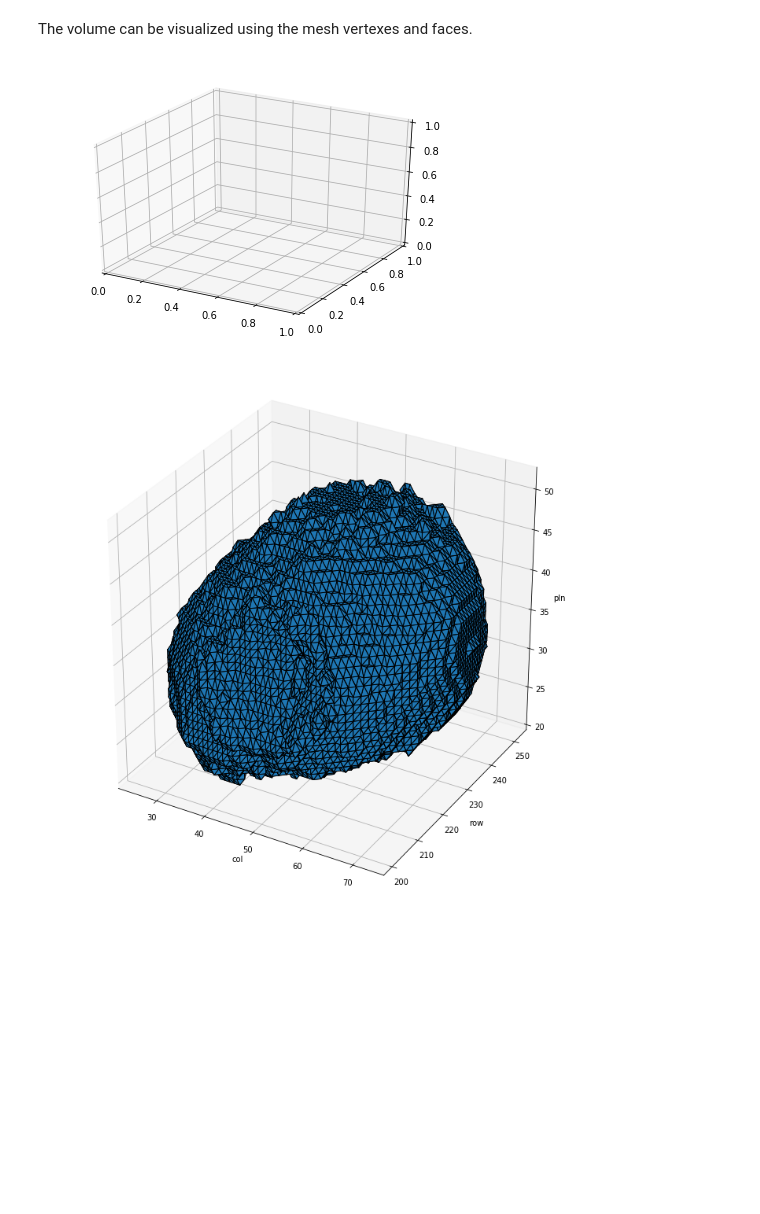
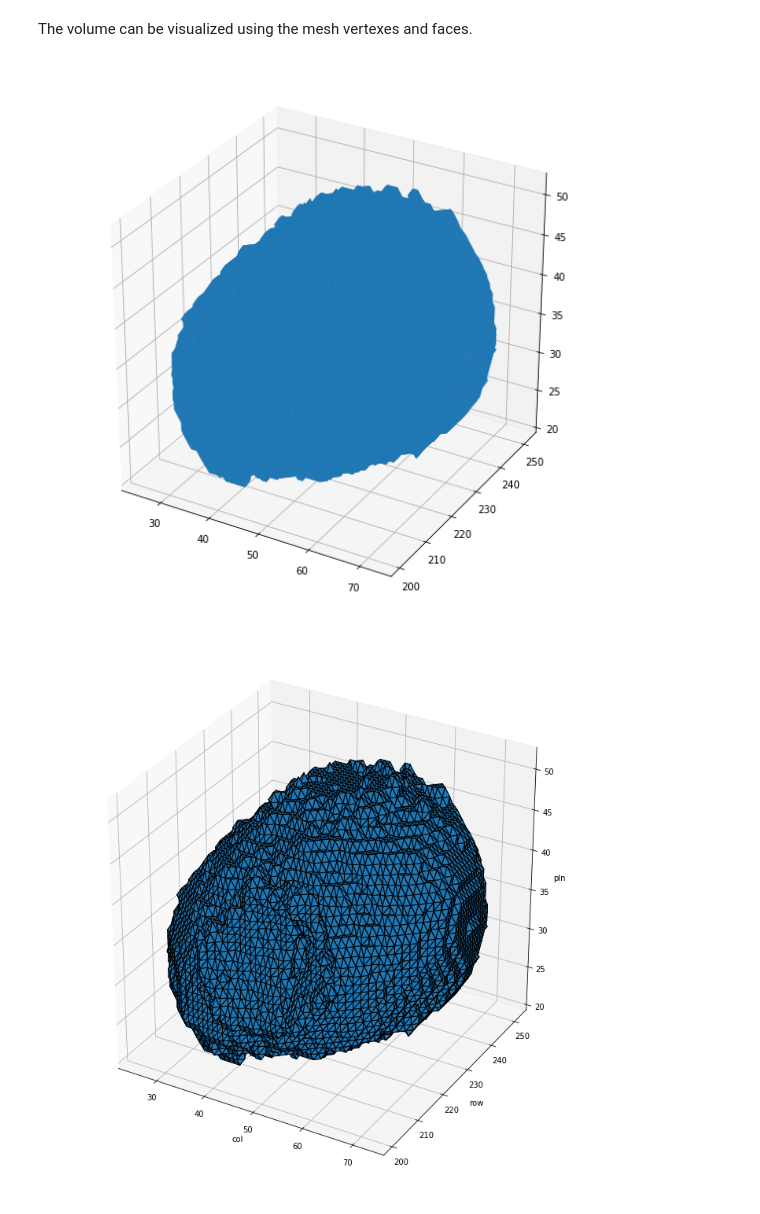
Before and after one commit to BIDS/ISVC2019, a Jupyter notebook: tutorial_notebooks/02_datasets_visualization.ipynb, the cells around one changed output. Cells and saved outputs as stored; diff of their text form; code cells hidden in the pictures; blank space fills up the shorter version.

```diff
--- a/tutorial_notebooks/02_datasets_visualization.ipynb
+++ b/tutorial_notebooks/02_datasets_visualization.ipynb
@@ -104,16 +102,24 @@ Not the fastest or most feature complete 3D library out there. Check out the mpl
 # %% [markdown]
 The volume can be visualized using the mesh vertexes and faces.
 # %%
-from mpl_toolkits.mplot3d import Axes3D
-fig = plt.figure()
+from mpl_toolkits.mplot3d.art3d import Poly3DCollection, Line3DCollection
+
+fig = plt.figure(figsize=(10, 10))
 ax = fig.add_subplot(111, projection='3d')
 
-mesh2 = Poly3DCollection(verts_px[faces_px])
+mesh = Poly3DCollection(verts_px[faces_px])
 ax.add_collection3d(mesh)
-plt.tight_layout()
+
+#retrieve spatial coord of selected cell
+min_pln, min_row, min_col, max_pln, max_row, max_col = regionprops[selected_cell].bbox
+
+#requires setting the region of interest
+ax.set_xlim(min_row, max_row)
+ax.set_ylim(min_col, max_col)
+ax.set_zlim(min_pln, max_pln)
 plt.show()
 # %% [output]
-[figure, old version]
+[figure, new version]
 # %%
 fig = plt.figure(figsize=(10, 10))
 ax = fig.add_subplot(111, projection='3d')
```
Also changed, not shown: parts of 2 cells of this notebook.
